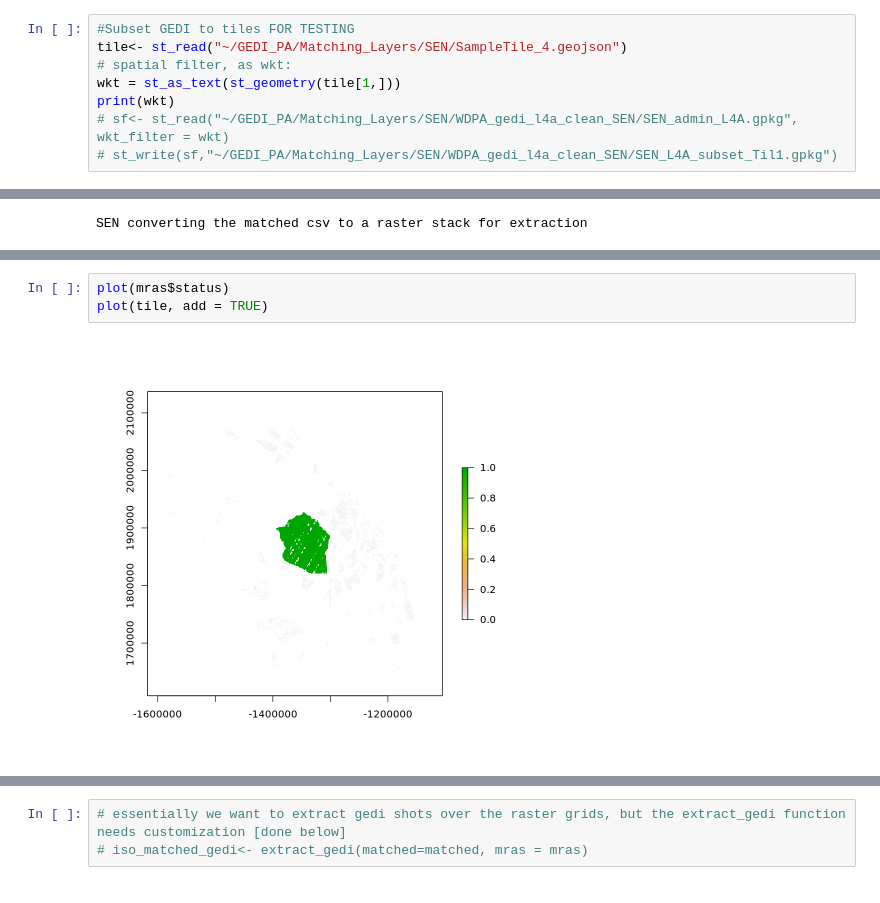
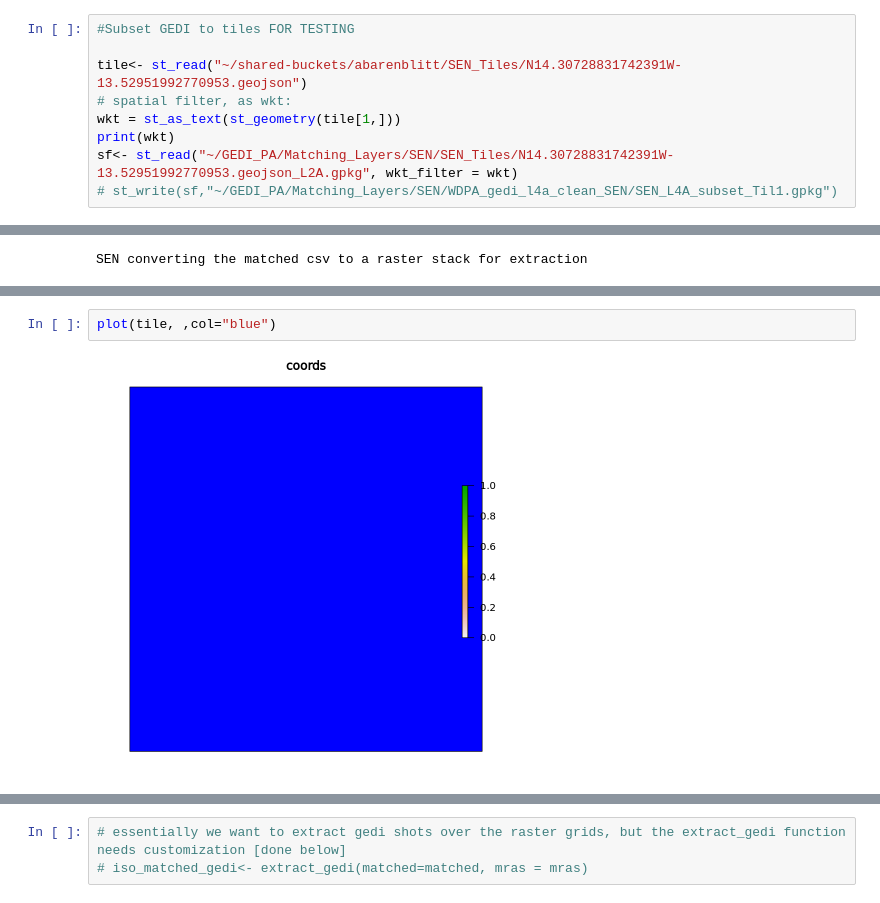
Before and after one commit to GEDI-PA/MAAP_GEDIAnalysis, a Jupyter notebook: global2.ipynb, the cells around one changed output, grey strips where cells are left out. Saved outputs shown, nothing was run; the diff lists cells and outputs as text.

Commit message:
updated to run extract_gedi function within larger code

```diff
--- a/global2.ipynb
+++ b/global2.ipynb
@@ -93,10 +77,11 @@ Step 0: Loading global variables to process country SEN with GEDI data until wee
 ~/GEDI_PA/Matching_Layers/SEN/
 # %%
 #Subset GEDI to tiles FOR TESTING
-tile<- st_read("~/GEDI_PA/Matching_Layers/SEN/SampleTile_4.geojson")
+
+tile<- st_read("~/shared-buckets/abarenblitt/SEN_Tiles/N14.30728831742391W-13.52951992770953.geojson")
 # spatial filter, as wkt:
 wkt = st_as_text(st_geometry(tile[1,]))
 print(wkt)
-# sf<- st_read("~/GEDI_PA/Matching_Layers/SEN/WDPA_gedi_l4a_clean_SEN/SEN_admin_L4A.gpkg", wkt_filter = wkt)
+sf<- st_read("~/GEDI_PA/Matching_Layers/SEN/SEN_Tiles/N14.30728831742391W-13.52951992770953.geojson_L2A.gpkg", wkt_filter = wkt)
 # st_write(sf,"~/GEDI_PA/Matching_Layers/SEN/WDPA_gedi_l4a_clean_SEN/SEN_L4A_subset_Til1.gpkg")
 # %% [output]
@@ -389,8 +347,7 @@ plot(mras)
 # %%
-plot(mras$status)
-plot(tile, add = TRUE)
+plot(tile, ,col="blue")
 # %% [output]
-[figure, old version]
+[figure, new version]
 # %%
 plot(adm, col = "blue")
 plot(tile, add = TRUE)
```
Also changed, not shown: parts of 26 cells of this notebook.
